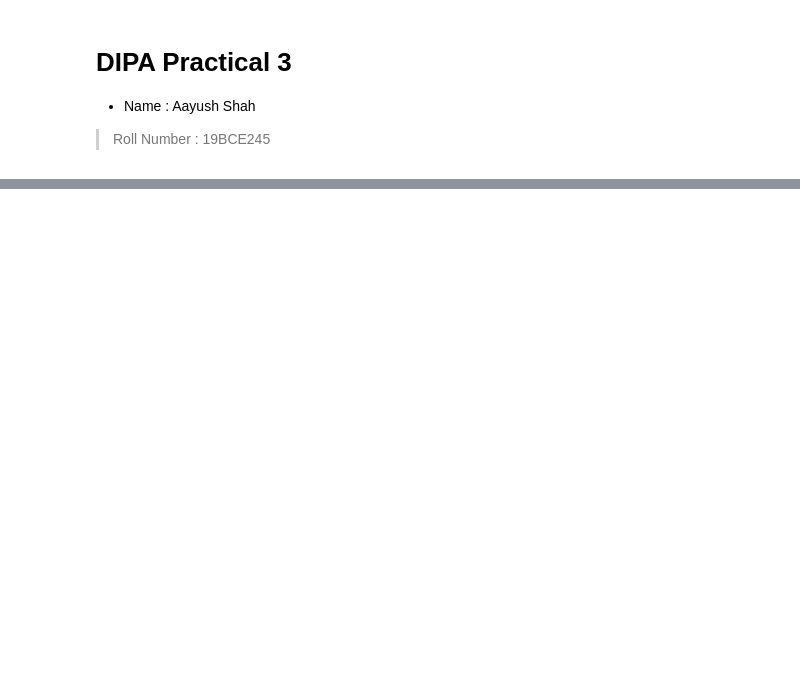
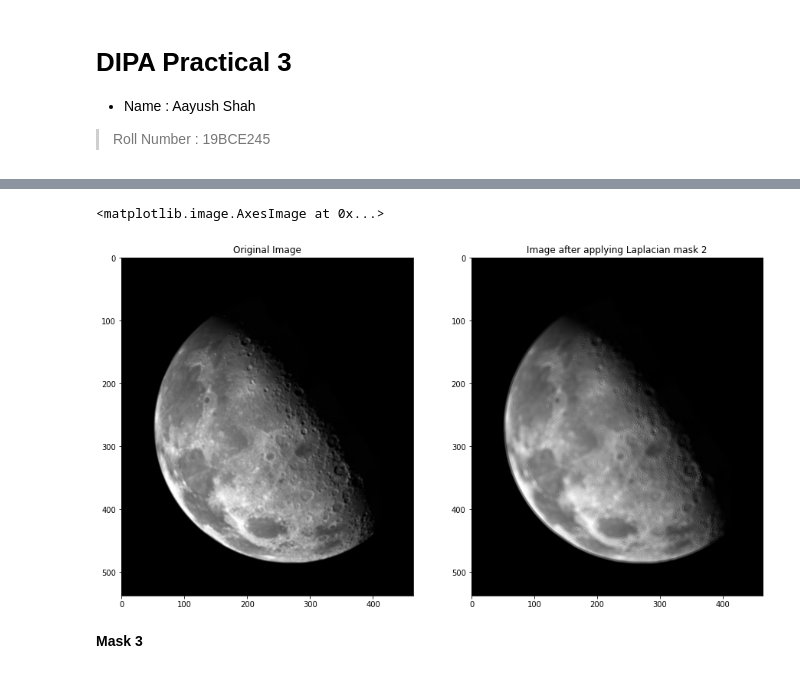
Before and after one commit to Shah-Aayush/semester-7-materials, a Jupyter notebook: Digital Image and Video Processing/Practicals/Lab 3/19BCE245-DIPA-Practical3.ipynb, the cells around one changed output, grey strips where cells are left out. Drawn from its saved outputs; the diff is of its cells as text; code cells hidden in the pictures; blank space fills up the shorter version.

```diff
--- a/Digital Image and Video Processing/Practicals/Lab 3/19BCE245-DIPA-Practical3.ipynb
+++ b/Digital Image and Video Processing/Practicals/Lab 3/19BCE245-DIPA-Practical3.ipynb
@@ -154,0 +143,23 @@ display_result(images, log_transformation)
+# %%
+w2 = [[0,1,0],[1,-4,1],[0,1,0]]
+# %%
+for i in range(1,img_before_sharpening.shape[0]-1):
+    for j in range(1,img_before_sharpening.shape[1]-1):
+        temp = np.dot(img_arr[i-1:i+2,j-1:j+2].flatten(),np.array(w2).flatten())
+        sharp_img_shape[i][j] = int(temp)
+# %%
+sharp_img_shape+=img_arr
+image_after_sharpening = Image.fromarray(sharp_img_shape)
+# %%
+#Plot the subplots
+fig,ax=plt.subplots(1,2,figsize=(15,15))
+ax[0].set_title('Original Image')
+ax[0].imshow(img_before_sharpening)
+
+ax[1].set_title('Image after applying Laplacian mask 2')
+ax[1].imshow(image_after_sharpening)
+# %% [output]
+<matplotlib.image.AxesImage at 0x...>
+[figure, added]
+# %% [markdown]
+**Mask 3**
```
Also changed, not shown: parts of 73 cells of this notebook, 2 other files.
